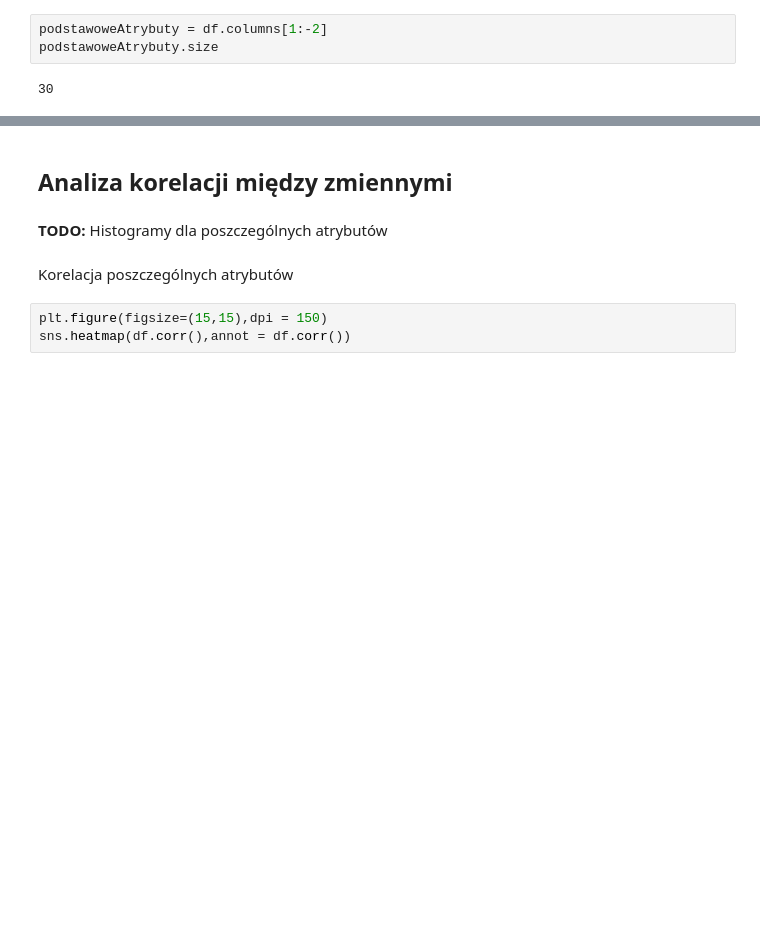
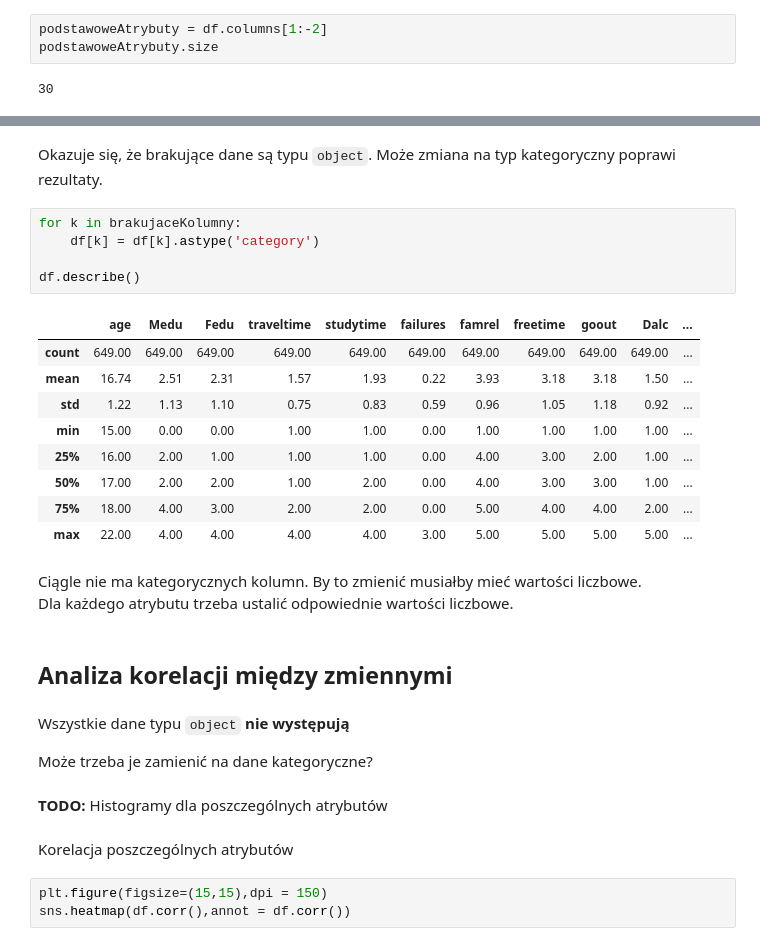
Before and after one commit to SiwyKrzysiek/przewidywanie-ocen, a Jupyter notebook: Realizacja projektu.ipynb, the cells around one changed output, grey strips where cells are left out. Drawn from its saved outputs; the diff is of its cells as text; blank space fills up the shorter version.

```diff
--- a/Realizacja projektu.ipynb
+++ b/Realizacja projektu.ipynb
@@ -60,5 +113,29 @@ Usunięcie danych z barkami i ewentualne pozbycie się rzadko wypełnionych kolu
+# %% [markdown]
+Okazuje się, że brakujące dane są typu `object`. Może zmiana na typ kategoryczny poprawi rezultaty.
+# %%
+for k in brakujaceKolumny:
+    df[k] = df[k].astype('category')
+
+df.describe()
+# %% [output]
+|  | age | Medu | Fedu | traveltime | studytime | failures | famrel | freetime | goout | Dalc | ... |
+| count | 649.00 | 649.00 | 649.00 | 649.00 | 649.00 | 649.00 | 649.00 | 649.00 | 649.00 | 649.00 | ... |
+| mean | 16.74 | 2.51 | 2.31 | 1.57 | 1.93 | 0.22 | 3.93 | 3.18 | 3.18 | 1.50 | ... |
+| std | 1.22 | 1.13 | 1.10 | 0.75 | 0.83 | 0.59 | 0.96 | 1.05 | 1.18 | 0.92 | ... |
+| min | 15.00 | 0.00 | 0.00 | 1.00 | 1.00 | 0.00 | 1.00 | 1.00 | 1.00 | 1.00 | ... |
+| 25% | 16.00 | 2.00 | 1.00 | 1.00 | 1.00 | 0.00 | 4.00 | 3.00 | 2.00 | 1.00 | ... |
+| 50% | 17.00 | 2.00 | 2.00 | 1.00 | 2.00 | 0.00 | 4.00 | 3.00 | 3.00 | 1.00 | ... |
+| 75% | 18.00 | 4.00 | 3.00 | 2.00 | 2.00 | 0.00 | 5.00 | 4.00 | 4.00 | 2.00 | ... |
+| max | 22.00 | 4.00 | 4.00 | 4.00 | 4.00 | 3.00 | 5.00 | 5.00 | 5.00 | 5.00 | ... |
+# %% [markdown]
+Ciągle nie ma kategorycznych kolumn. By to zmienić musiałby mieć wartości liczbowe.
+Dla każdego atrybutu trzeba ustalić odpowiednie wartości liczbowe.
 # %% [markdown]
 ## Analiza korelacji między zmiennymi
+# %% [markdown]
+Wszystkie dane typu `object` **nie występują**
+
+Może trzeba je zamienić na dane kategoryczne?
 # %% [markdown]
 **TODO:** Histogramy dla poszczególnych atrybutów
 # %% [markdown]
```
Also changed, not shown: parts of 12 cells of this notebook.
